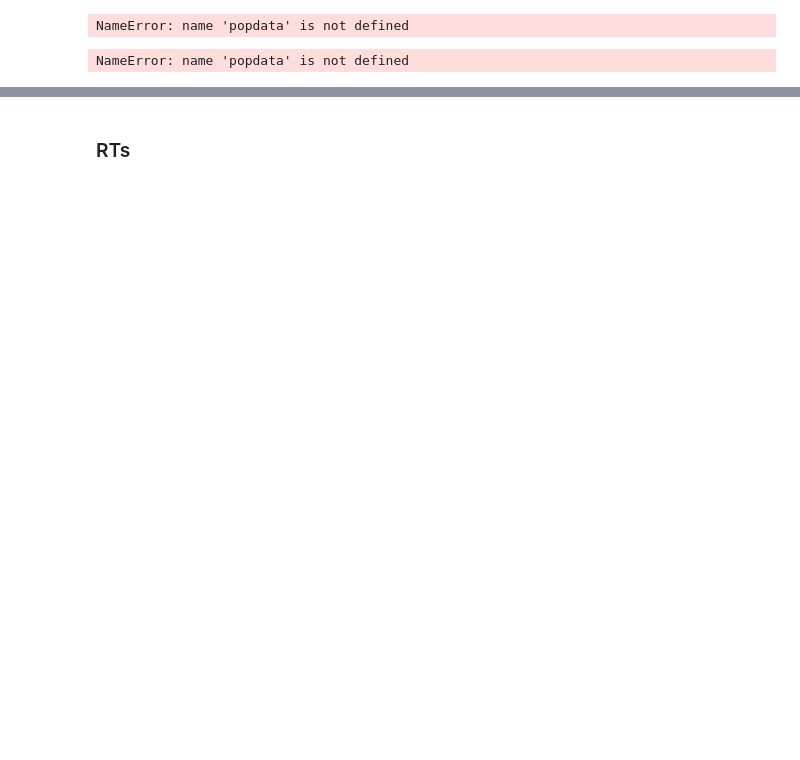
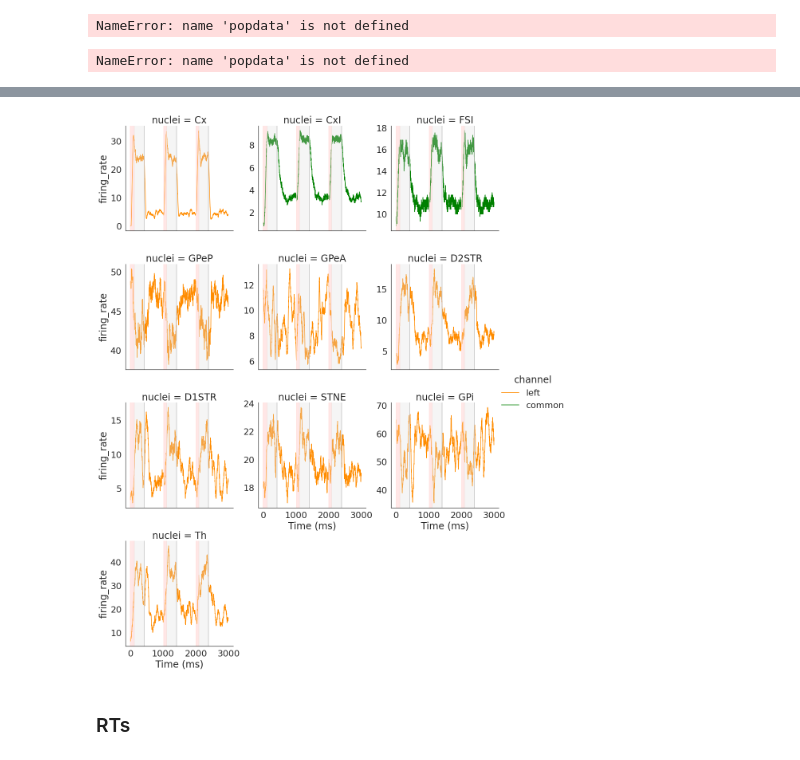
Before and after one commit to CoAxLab/CBGTPy, a Jupyter notebook: net-sim_stopsignal_cbgtpy.ipynb, the cells around one changed output, grey strips where cells are left out. Saved outputs shown, nothing was run; the diff lists cells and outputs as text; code cells hidden in the pictures; blank space fills up the shorter version.

```diff
--- a/net-sim_stopsignal_cbgtpy.ipynb
+++ b/net-sim_stopsignal_cbgtpy.ipynb
@@ -222,3 +222,7 @@ FR_fig_handles = plt_func.plot_fr(firing_rates,datatables)
+# %%
+FR_fig_handles = plt_func.plot_fr_stop(firing_rates,datatables)
+# %% [output]
+[figure, added]
 # %% [markdown]
 ### RTs
 # %%
```
Also changed, not shown: parts of 7 cells of this notebook, 3 other files.
